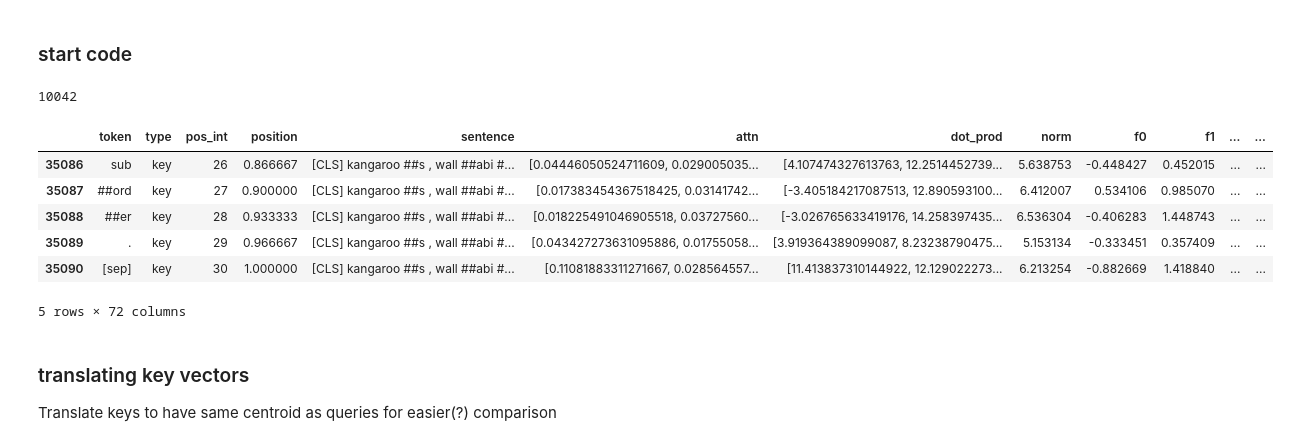
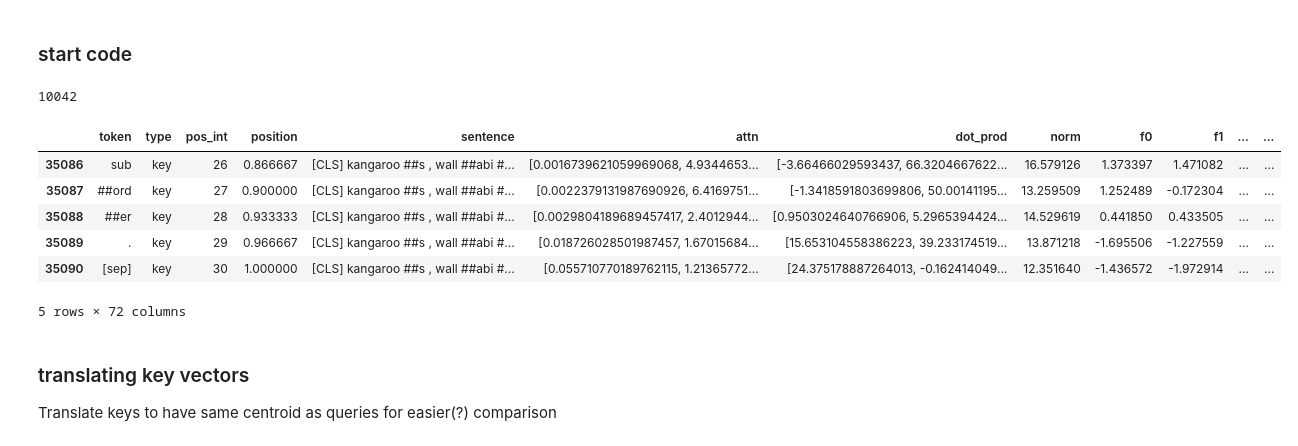
Before and after one commit to catherinesyeh/attention-exploration, a Jupyter notebook: attention.ipynb, the cells around one changed output. Saved outputs shown, nothing was run; the diff lists cells and outputs as text; code cells hidden in the pictures.

```diff
--- a/attention.ipynb
+++ b/attention.ipynb
@@ -642,39 +642,39 @@ def make_df(layer, head):
     vec_size = len(queries[layer][head][0])
 
     # norms
     norms_q = []
     norms_k = []
     for i in range(len(queries[layer][head])):
         q = queries[layer][head][i]
         k = queries[layer][head][i]
         norms_q.append(np.linalg.norm(q))
         norms_k.append(np.linalg.norm(k))
     df["norm"] = norms_q + norms_k
 
     for i in range(vec_size): # store q/k vector values
         qs = [queries[layer][head][j][i] for j in range(num_tokens)]
         ks = [keys[layer][head][j][i] for j in range(num_tokens)]
         df["f" + str(i)] = qs + ks # add to dataframe
 
     # comment out line below if want all 60k data points
     df = pd.concat([df.iloc[:5021], df.iloc[30070:30070+5021]]) # only get first X keys + queries
     print(len(df))
     # df_lab = df.iloc[:, :8].copy() # get label cols only
     # df_lab.to_csv('layer' + str(layer) + '/labels' + str(head) + '.tsv', sep="\t", index=False) # save labels to file
 
     return df
 
 # testing
-df = make_df(0, 0)
+df = make_df(2, 9)
 df.tail()
 # %% [output]
 10042
 |  | token | type | pos_int | position | sentence | attn | dot_prod | norm | f0 | f1 | ... | ... |
-| 35086 | sub | key | 26 | 0.866667 | [CLS] kangaroo ##s , wall ##abi #... | [0.04446050524711609, 0.029005035... | [4.107474327613763, 12.2514452739... | 5.638753 | -0.448427 | 0.452015 | ... | ... |
-| 35087 | ##ord | key | 27 | 0.900000 | [CLS] kangaroo ##s , wall ##abi #... | [0.017383454367518425, 0.03141742... | [-3.405184217087513, 12.890593100... | 6.412007 | 0.534106 | 0.985070 | ... | ... |
-| 35088 | ##er | key | 28 | 0.933333 | [CLS] kangaroo ##s , wall ##abi #... | [0.018225491046905518, 0.03727560... | [-3.026765633419176, 14.258397435... | 6.536304 | -0.406283 | 1.448743 | ... | ... |
-| 35089 | . | key | 29 | 0.966667 | [CLS] kangaroo ##s , wall ##abi #... | [0.043427273631095886, 0.01755058... | [3.919364389099087, 8.23238790475... | 5.153134 | -0.333451 | 0.357409 | ... | ... |
-| 35090 | [sep] | key | 30 | 1.000000 | [CLS] kangaroo ##s , wall ##abi #... | [0.11081883311271667, 0.028564557... | [11.413837310144922, 12.129022273... | 6.213254 | -0.882669 | 1.418840 | ... | ... |
+| 35086 | sub | key | 26 | 0.866667 | [CLS] kangaroo ##s , wall ##abi #... | [0.0016739621059969068, 4.9344653... | [-3.66466029593437, 66.3204667622... | 16.579126 | 1.373397 | 1.471082 | ... | ... |
+| 35087 | ##ord | key | 27 | 0.900000 | [CLS] kangaroo ##s , wall ##abi #... | [0.0022379131987690926, 6.4169751... | [-1.3418591803699806, 50.00141195... | 13.259509 | 1.252489 | -0.172304 | ... | ... |
+| 35088 | ##er | key | 28 | 0.933333 | [CLS] kangaroo ##s , wall ##abi #... | [0.0029804189689457417, 2.4012944... | [0.9503024640766906, 5.2965394424... | 14.529619 | 0.441850 | 0.433505 | ... | ... |
+| 35089 | . | key | 29 | 0.966667 | [CLS] kangaroo ##s , wall ##abi #... | [0.018726028501987457, 1.67015684... | [15.653104558386223, 39.233174519... | 13.871218 | -1.695506 | -1.227559 | ... | ... |
+| 35090 | [sep] | key | 30 | 1.000000 | [CLS] kangaroo ##s , wall ##abi #... | [0.055710770189762115, 1.21365772... | [24.375178887264013, -0.162414049... | 12.351640 | -1.436572 | -1.972914 | ... | ... |
 5 rows × 72 columns
 # %% [markdown]
 ### translating key vectors
```
Also changed, not shown: parts of 7 cells of this notebook.
